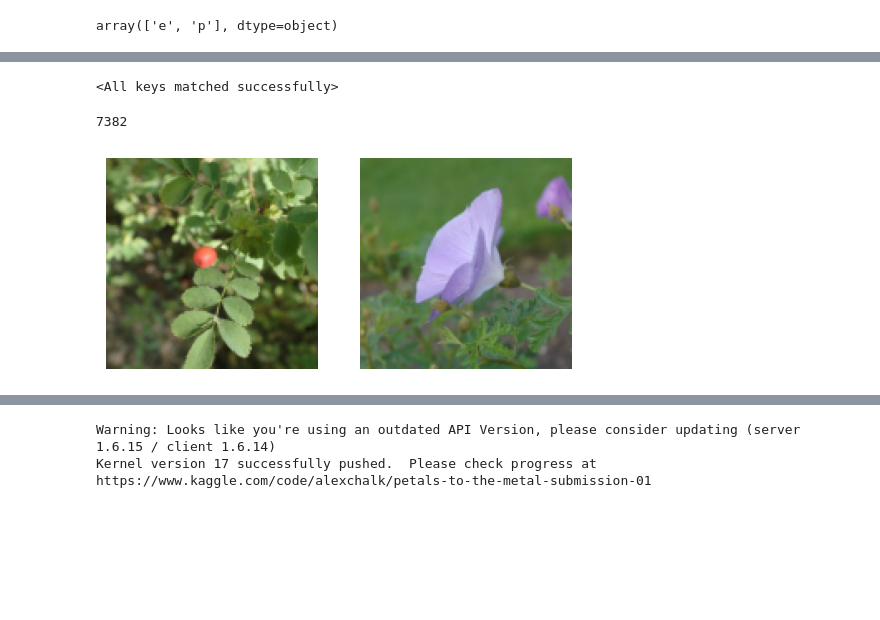
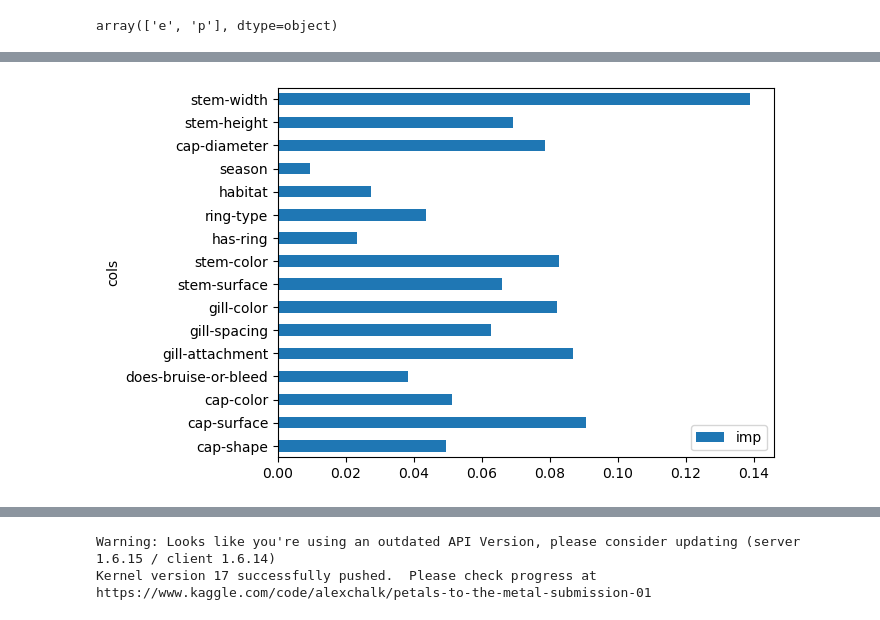
Before and after one commit to AlexChalk/ml_env, a Jupyter notebook: poisonous_mushrooms/01.ipynb, the cells around one changed output, grey strips where cells are left out. Cells and saved outputs as stored; diff of their text form; code cells hidden in the pictures; blank space fills up the shorter version.

```diff
--- a/poisonous_mushrooms/01.ipynb
+++ b/poisonous_mushrooms/01.ipynb
@@ -175,4 +187,5 @@ To enable the following instructions: AVX2 FMA, in other operations, rebuild Ten
 # %%
-img = PILImage.create(data[0][1])
-print(img.size)
-img.to_thumb(128)
+# cats=['class', 'cap-shape', 'cap-surface', 'cap-color', 'does-bruise-or-bleed', 'gill-attachment', 'gill-spacing', 'gill-color', 'stem-root', 'stem-surface', 'stem-color', 'veil-type', 'veil-color', 'has-ring', 'ring-type', 'spore-print-color', 'habitat', 'season']
+cats=['cap-shape', 'cap-surface', 'cap-color', 'does-bruise-or-bleed', 'gill-attachment', 'gill-spacing', 'gill-color', 'stem-surface', 'stem-color', 'has-ring', 'ring-type', 'habitat', 'season']
+conts=['cap-diameter', 'stem-height', 'stem-width']
+dep='class'
@@ -191,16 +226,13 @@ Name: count, dtype: int64
 # %%
-def get_items(data, *args, **kwargs): return data
+from sklearn.model_selection import train_test_split
 
-get_x = lambda entry: PILImage.create(io.BytesIO(entry[1]))
-get_y = lambda entry: entry[0]
+trn_df,val_df = train_test_split(df, test_size=0.25)
+trn_df[cats] = trn_df[cats].apply(lambda x: x.cat.codes)
+val_df[cats] = val_df[cats].apply(lambda x: x.cat.codes)
 
-block = DataBlock(blocks=(ImageBlock, CategoryBlock),
-                  get_items=get_items,
-                  get_x=get_x,
-                  get_y=get_y,
-                  splitter=IndexSplitter(range(12753, len(data))),
-                  item_tfms=[Resize(192, method='squish')],
-                  batch_tfms=[*aug_transforms(size=128, min_scale=0.75)])
+def xs_y(df):
+    xs = df[cats+conts].copy()
+    return xs,df[dep] if dep in df else None
 
-dls = block.dataloaders(data, bs=2)
-dls.show_batch(max_n=6)
+trn_xs,trn_y = xs_y(trn_df)
+val_xs,val_y = xs_y(val_df)
@@ -224,0 +239,7 @@ learn.fine_tune(5, 0.001)
+# %%
+from sklearn.ensemble import RandomForestClassifier
+from sklearn.metrics import matthews_corrcoef
+
+rf = RandomForestClassifier(100, min_samples_leaf=5)
+rf.fit(trn_xs, trn_y);
+matthews_corrcoef(val_y, rf.predict(val_xs))
@@ -242,22 +265,14 @@ sample_submission
 # %%
-# torch.save(learn.model.state_dict(), '01.pth')
-# from google.colab import files
-# files.download('model_state_dict.pth')
-# learn = vision_learner(dls, 'convnext_small_in22k', metrics=multiclass_f1_score, path='.').to_fp16()
-# learn.model.load_state_dict(torch.load('01.pth'))
+test_df[cats] = test_df[cats].astype('category').apply(lambda x: x.cat.codes)
+test_xs,_ = xs_y(test_df)
 
-# learn = vision_learner(dls, 'convnext_small_in22k', metrics=multiclass_f1_score, path='.').to_fp16()
-# learn.model.load_state_dict(torch.load('01.pth', map_location=torch.device('cpu')))
+def subm(preds):
+    test_df['class'] = preds
+    sub_df = test_df[['id','class']]
+    sub_df.to_csv(f'submission.csv', index=False)
+
+subm(rf.predict(test_xs))
-# %% [output]
-<All keys matched successfully>
 # %%
-test_paths = [(path/'tfrecords-jpeg-224x224/test').ls()]
-test_data = load_tfrecs(test_paths, is_test=True)
-len(test_data)
+pd.DataFrame(dict(cols=trn_xs.columns, imp=rf.feature_importances_)).plot('cols', 'imp', 'barh');
 # %% [output]
-7382
+[figure, added]
-# %%
-test_dataloader = dls.test_dl(test_data)
-test_dataloader.show_batch(max_n=6)
-# %% [output]
-[figure, removed]
```
Also changed, not shown: parts of 31 cells of this notebook, 1 other file.
